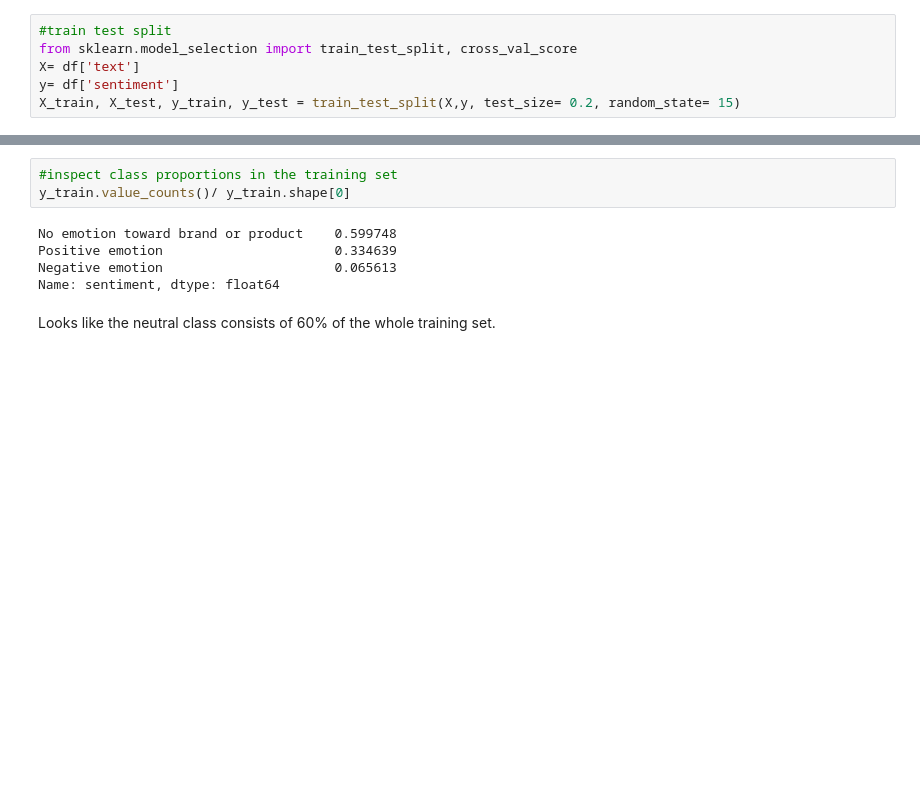
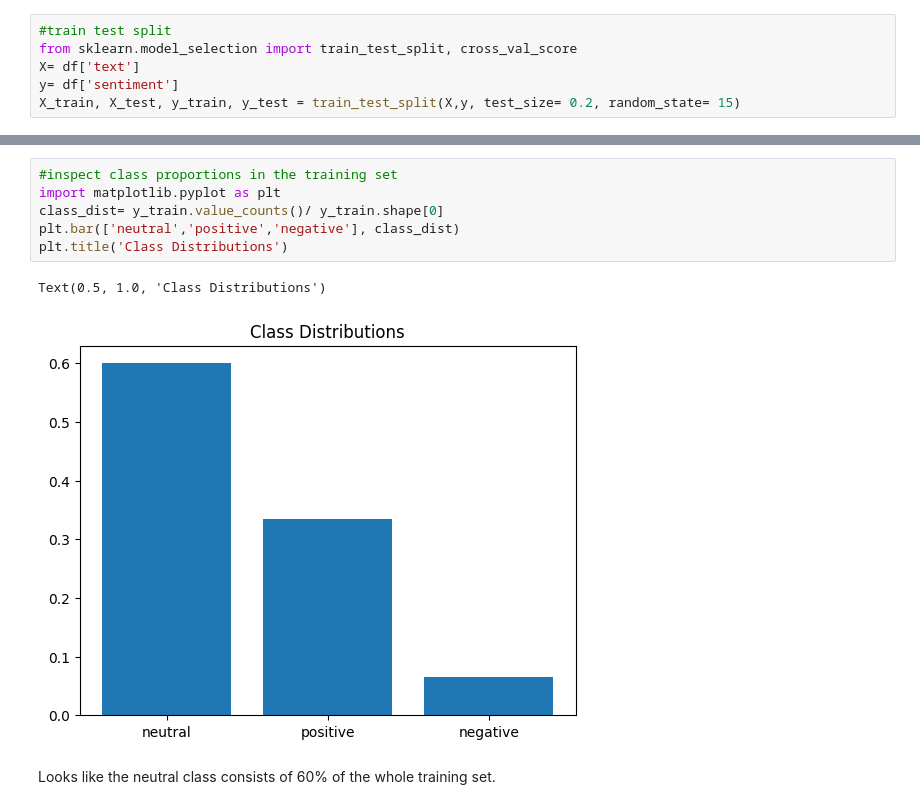
Before and after one commit to Beatrixwmh/phase-4-project, a Jupyter notebook: ph_4_proj.ipynb, the cells around one changed output, grey strips where cells are left out. Drawn from its saved outputs; the diff is of its cells as text; blank space fills up the shorter version.

```diff
--- a/ph_4_proj.ipynb
+++ b/ph_4_proj.ipynb
@@ -104,12 +104,13 @@ X_train.sample(5)
 Name: text, dtype: object
 # %%
 #inspect class proportions in the training set
-y_train.value_counts()/ y_train.shape[0]
+import matplotlib.pyplot as plt
+class_dist= y_train.value_counts()/ y_train.shape[0]
+plt.bar(['neutral','positive','negative'], class_dist)
+plt.title('Class Distributions')
 # %% [output]
-No emotion toward brand or product    0.599748
-Positive emotion                      0.334639
-Negative emotion                      0.065613
-Name: sentiment, dtype: float64
+Text(0.5, 1.0, 'Class Distributions')
+[figure, added]
 # %% [markdown]
 Looks like the neutral class consists of 60% of the whole training set.
 # %% [markdown]
```
Also changed, not shown: parts of 23 cells of this notebook.
